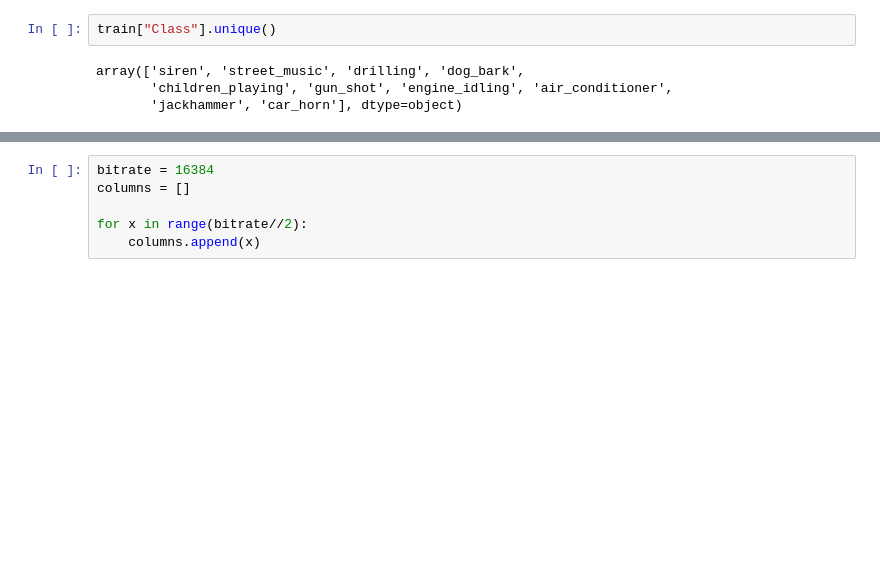
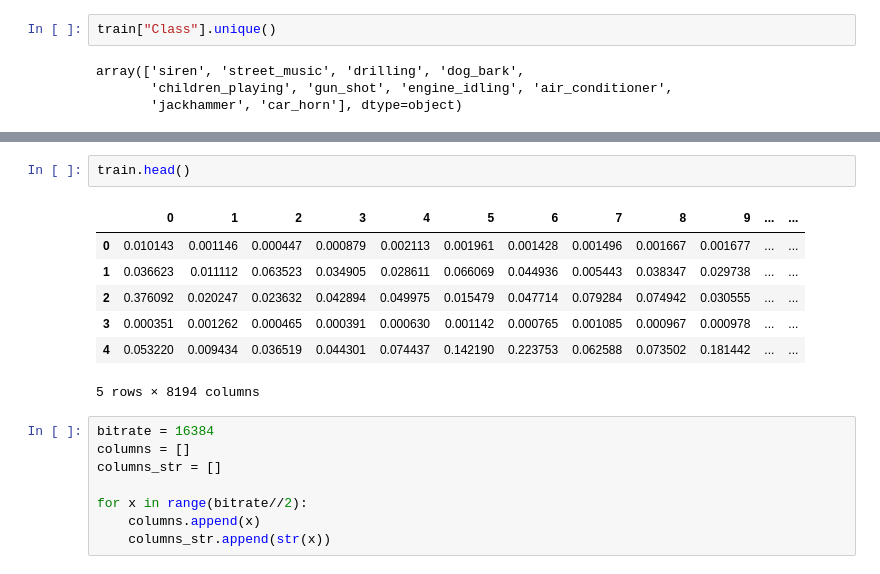
Before and after one commit to kwarnello/Urban-Sound-Classification, a Jupyter notebook: sounds.ipynb, the cells around one changed output, grey strips where cells are left out. Cells and saved outputs as stored; diff of their text form; blank space fills up the shorter version.

```diff
--- a/sounds.ipynb
+++ b/sounds.ipynb
@@ -31,9 +48,21 @@ array(['siren', 'street_music', 'drilling', 'dog_bark',
+# %%
+train.head()
+# %% [output]
+|  | 0 | 1 | 2 | 3 | 4 | 5 | 6 | 7 | 8 | 9 | ... | ... |
+| 0 | 0.010143 | 0.001146 | 0.000447 | 0.000879 | 0.002113 | 0.001961 | 0.001428 | 0.001496 | 0.001667 | 0.001677 | ... | ... |
+| 1 | 0.036623 | 0.011112 | 0.063523 | 0.034905 | 0.028611 | 0.066069 | 0.044936 | 0.005443 | 0.038347 | 0.029738 | ... | ... |
+| 2 | 0.376092 | 0.020247 | 0.023632 | 0.042894 | 0.049975 | 0.015479 | 0.047714 | 0.079284 | 0.074942 | 0.030555 | ... | ... |
+| 3 | 0.000351 | 0.001262 | 0.000465 | 0.000391 | 0.000630 | 0.001142 | 0.000765 | 0.001085 | 0.000967 | 0.000978 | ... | ... |
+| 4 | 0.053220 | 0.009434 | 0.036519 | 0.044301 | 0.074437 | 0.142190 | 0.223753 | 0.062588 | 0.073502 | 0.181442 | ... | ... |
+5 rows × 8194 columns
 # %%
 bitrate = 16384
 columns = []
+columns_str = []
 
 for x in range(bitrate//2):
     columns.append(x)
+    columns_str.append(str(x))
 # %%
 os.chdir("Train/")
 
```
Also changed, not shown: parts of 18 cells of this notebook, 1 other file.
